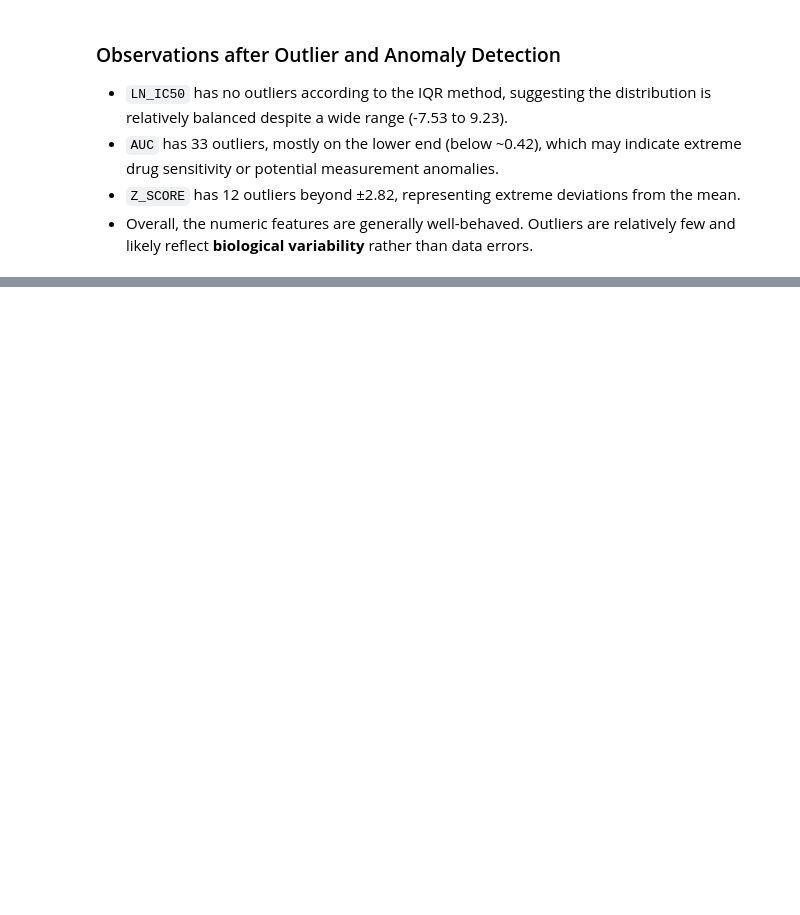
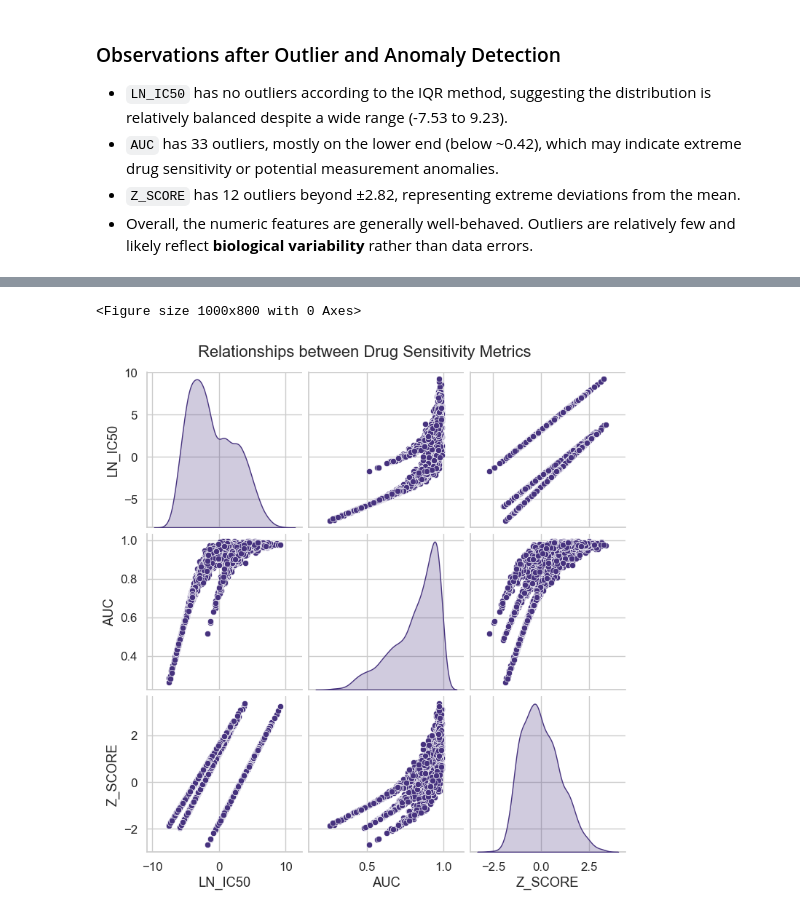
Before and after one commit to razzouka/Genomics-of-Drug-Sensitivity-in-Cancer-GDSC-, a Jupyter notebook: notebooks/EDA.ipynb, the cells around one changed output, grey strips where cells are left out. Saved outputs shown, nothing was run; the diff lists cells and outputs as text; code cells hidden in the pictures; blank space fills up the shorter version.

```diff
--- a/notebooks/EDA.ipynb
+++ b/notebooks/EDA.ipynb
@@ -224,0 +302,8 @@ Number of outliers: 12
+# %%
+plt.figure(figsize=(10, 8))
+sns.pairplot(df[["LN_IC50", "AUC", "Z_SCORE"]], diag_kind="kde")
+plt.suptitle("Relationships between Drug Sensitivity Metrics", y=1.02)
+plt.show()
+# %% [output]
+<Figure size 1000x800 with 0 Axes>
+[figure, added]
```
Also changed, not shown: parts of 25 cells of this notebook.
